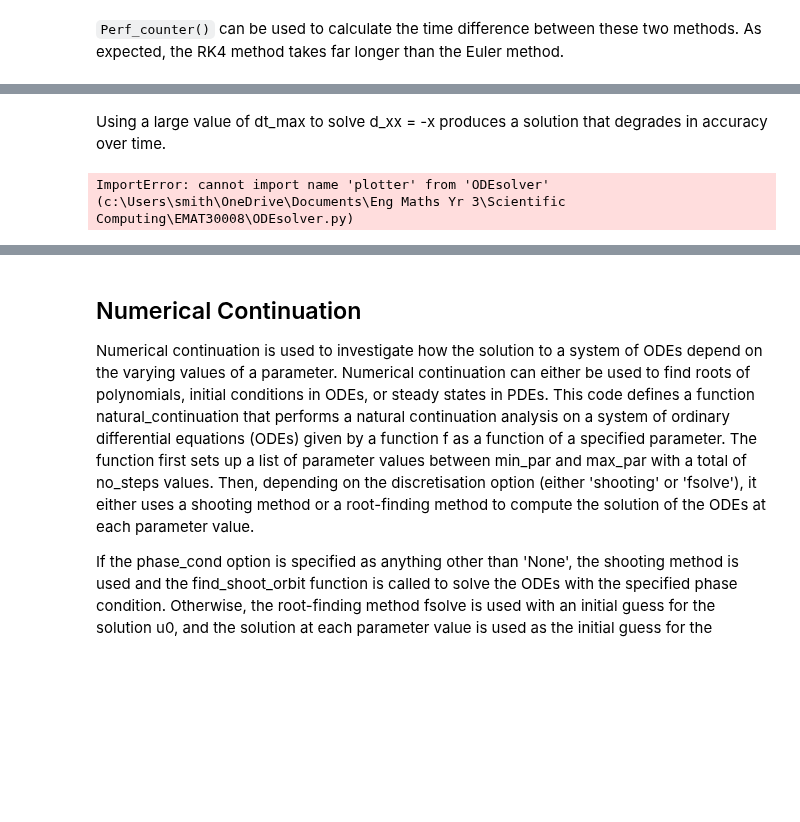
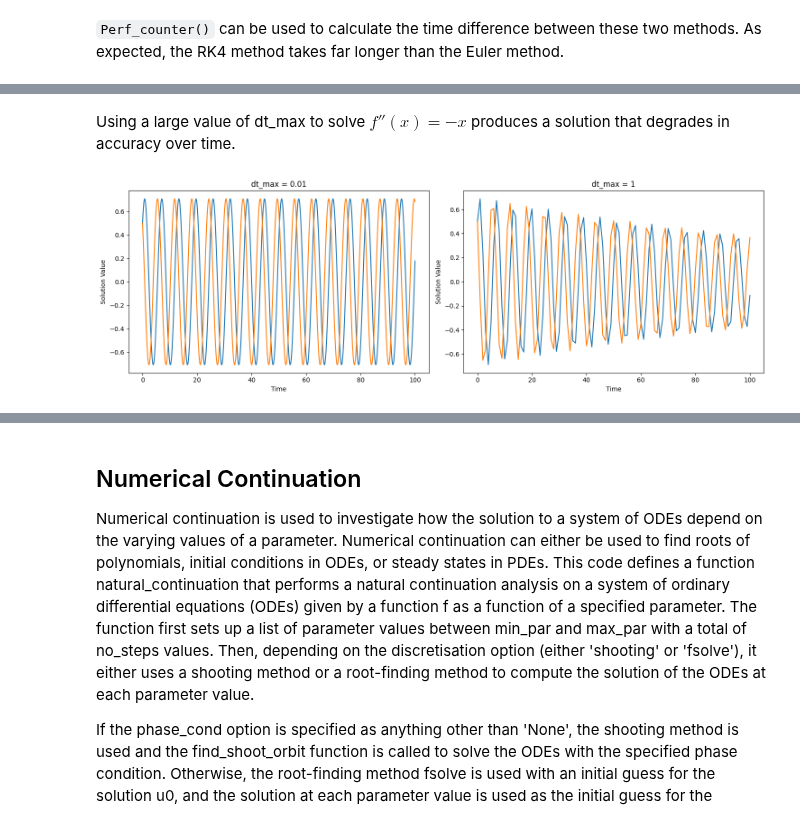
Before and after one commit to JS195/EMAT30008, a Jupyter notebook: Project_report.ipynb, the cells around one changed output, grey strips where cells are left out. Drawn from its saved outputs; the diff is of its cells as text; code cells hidden in the pictures; blank space fills up the shorter version.

```diff
--- a/Project_report.ipynb
+++ b/Project_report.ipynb
@@ -35,19 +35,16 @@ Time taken for the RK4 method: 0.09758549998514354
 # %% [markdown]
-Using a large value of dt_max to solve d_xx = -x produces a solution that degrades in accuracy over time.
+Using a large value of dt_max to solve $f''(x) = - x$ produces a solution that degrades in accuracy over time.
 # %%
-from ExampleFunctions import func2
 from ODEsolver import plotter
 
 sol, t = solve_odes(func2, x0=[0.5,0.5], t0=0, t1=100, dt_max=0.01)
 sol1, t1 = solve_odes(func2, x0=[0.5,0.5], t0=0, t1=100, dt_max=1)
 
 
-fig, (ax1, ax2) = plt.subplots(1, 2, figsize=(12, 5))
-
+fig, (ax1, ax2) = plt.subplots(1, 2, figsize=(15, 5))
 plotter(t, sol, 'Time', 'Solution Value', 'dt_max = 0.01', ax1)
 plotter(t1, sol1, 'Time', 'Solution Value', 'dt_max = 1', ax2)
-
 plt.tight_layout()
 plt.show()
 # %% [output]
-ImportError: cannot import name 'plotter' from 'ODEsolver' (c:\Users\smith\OneDrive\Documents\Eng Maths Yr 3\Scientific Computing\EMAT30008\ODEsolver.py)
+[figure, added]
```
Also changed, not shown: parts of 20 cells of this notebook, 3 other files.
